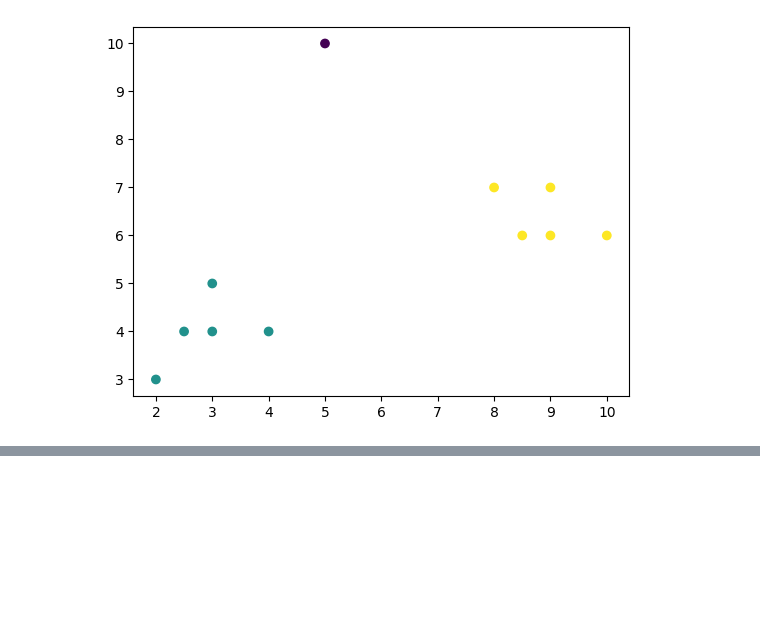
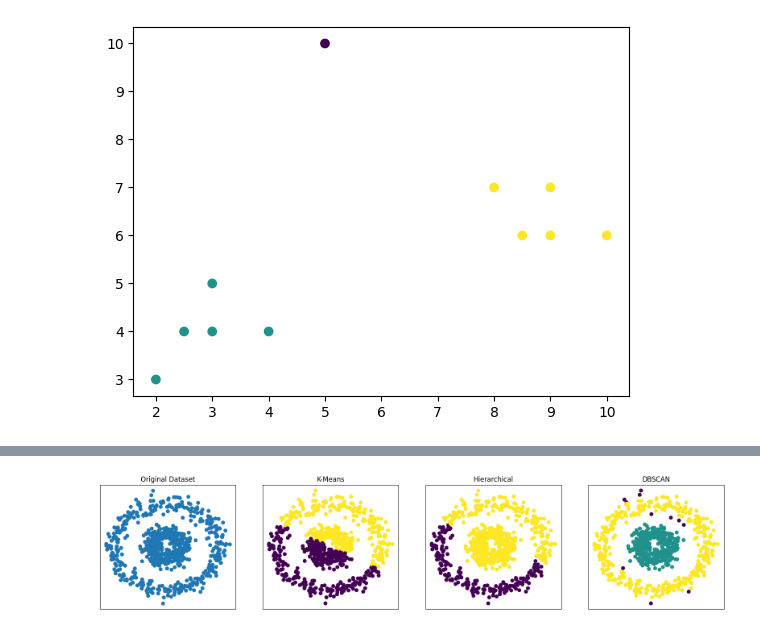
Before and after one commit to Ravindu-Pathirana/Machine_Learning_Tutorial, a Jupyter notebook: DBSCAN/dbscan.ipynb, the cells around one changed output, grey strips where cells are left out. Saved outputs shown, nothing was run; the diff lists cells and outputs as text; code cells hidden in the pictures; blank space fills up the shorter version.

```diff
--- a/DBSCAN/dbscan.ipynb
+++ b/DBSCAN/dbscan.ipynb
@@ -40,0 +97,6 @@ plt.scatter(data[0], data[1], c=labels)
+# %%
+X, _ = make_circles(n_samples=750, factor=0.3, noise=0.1, random_state=0)
+X = StandardScaler().fit_transform(X)
+display(X, 2)
+# %% [output]
+[figure, added]
```
Also changed, not shown: parts of 4 cells of this notebook.
